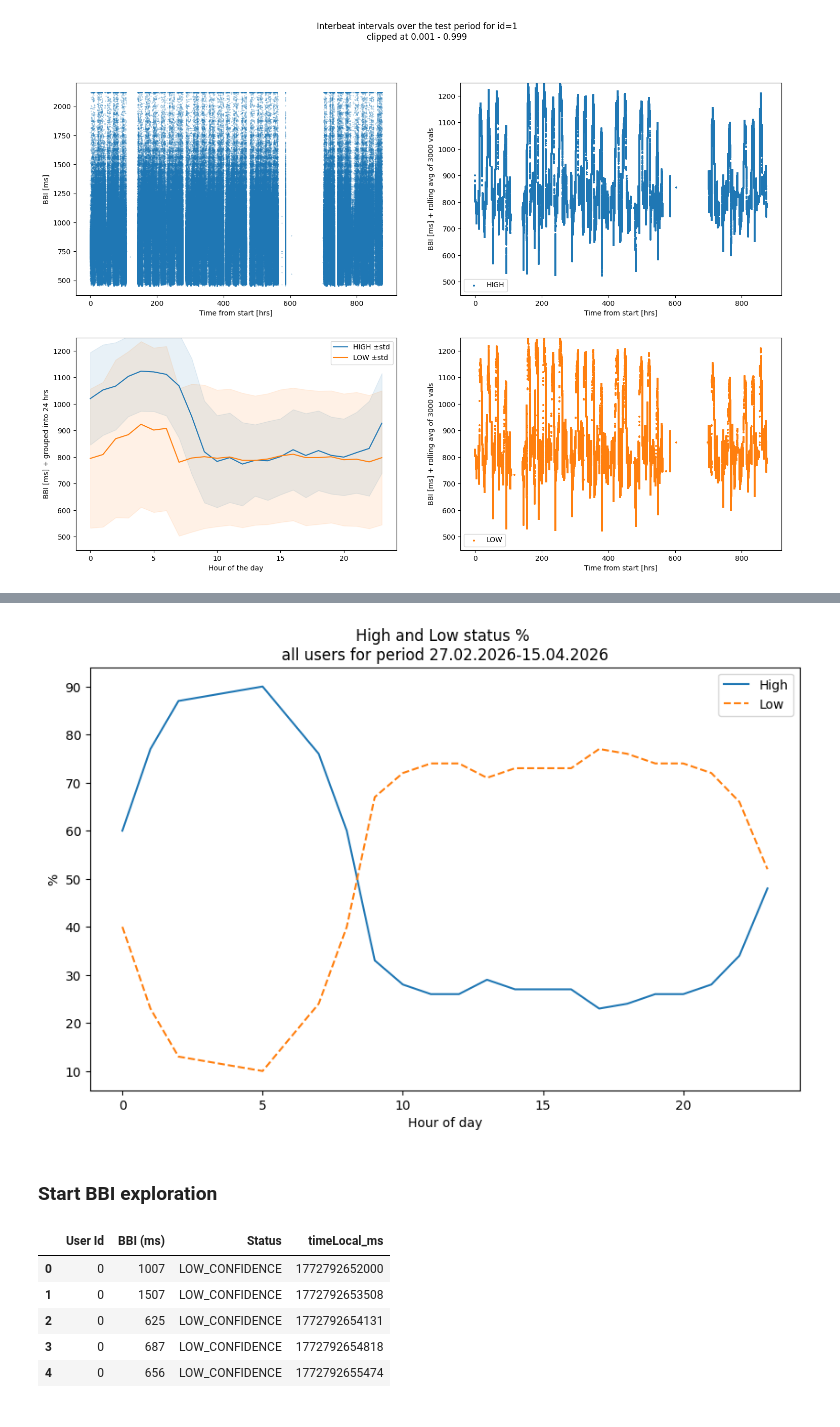
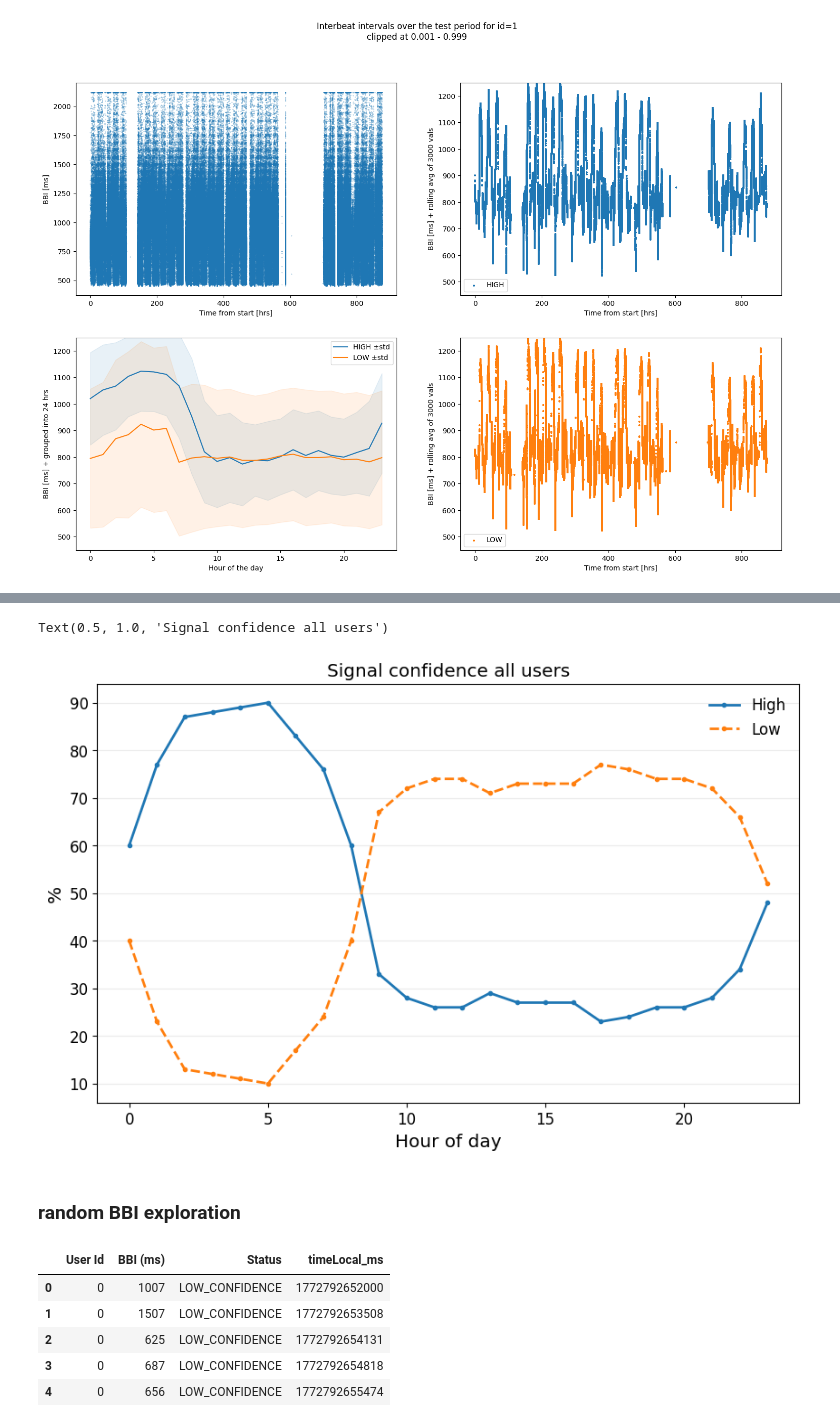
Before and after one commit to mol2people/tiktok_hrv, a Jupyter notebook: eda_hrv.ipynb, the cells around one changed output, grey strips where cells are left out. Cells and saved outputs as stored; diff of their text form; code cells hidden in the pictures.

```diff
--- a/eda_hrv.ipynb
+++ b/eda_hrv.ipynb
@@ -410,23 +419,26 @@ plt.savefig('low_vs_high 27.02.2026-15.04.2026 data.png')
 # %%
 # % vals by STATUS
 fig,ax=plt.subplots(nrows=1, ncols=1, figsize=(10,6))
 hr=pd.to_datetime(df['timeLocal_ms'], unit='ms').dt.hour
 gr=df.groupby([hr, 'Status'])['BBI (ms)'].size().unstack('Status')\
     .apply(lambda col: 100*round(col/col.sum(), 2), axis='columns')
 gr.index.name='hour of day'
 
 
-ax.plot(gr.index, gr['HIGH_CONFIDENCE'], linestyle='solid', label='High', c='tab:blue')
-ax.plot(gr.index, gr['LOW_CONFIDENCE'], linestyle='dashed', label='Low', c='tab:orange')
-ax.legend()
-ax.set_ylabel('%')
-ax.set_xlabel('Hour of day')
-ax.set_title(f'High and Low status % \nall users for period 27.02.2026-15.04.2026')
-plt.savefig('low_vs_high fraction 27.02.2026-15.04.2026 data.png')
+ax.plot(gr.index, gr['HIGH_CONFIDENCE'], marker='.' , lw=2, ls='solid', label='High', c='tab:blue')
+ax.plot(gr.index, gr['LOW_CONFIDENCE'], marker='.', lw=2, ls='dashed', label='Low', c='tab:orange')
+ax.legend(frameon=False, fontsize='large')
+ax.tick_params(axis='both', labelsize='large')
+ax.grid(axis='y', alpha=0.25)
+ax.set_ylabel('%', fontsize='x-large')
+ax.set_xlabel('Hour of day', fontsize='x-large')
+ax.set_title(f'Signal confidence all users', fontsize='x-large')
+#plt.savefig('low_vs_high fraction 27.02.2026-15.04.2026 data.png')
 # %% [output]
+Text(0.5, 1.0, 'Signal confidence all users')
-[figure, old version]
+[figure, new version]
 # %% [markdown]
-### Start BBI exploration
+### random BBI exploration
 # %%
 df.head()
 # %% [output]
```
Also changed, not shown: parts of 35 cells of this notebook, 1 other file.
